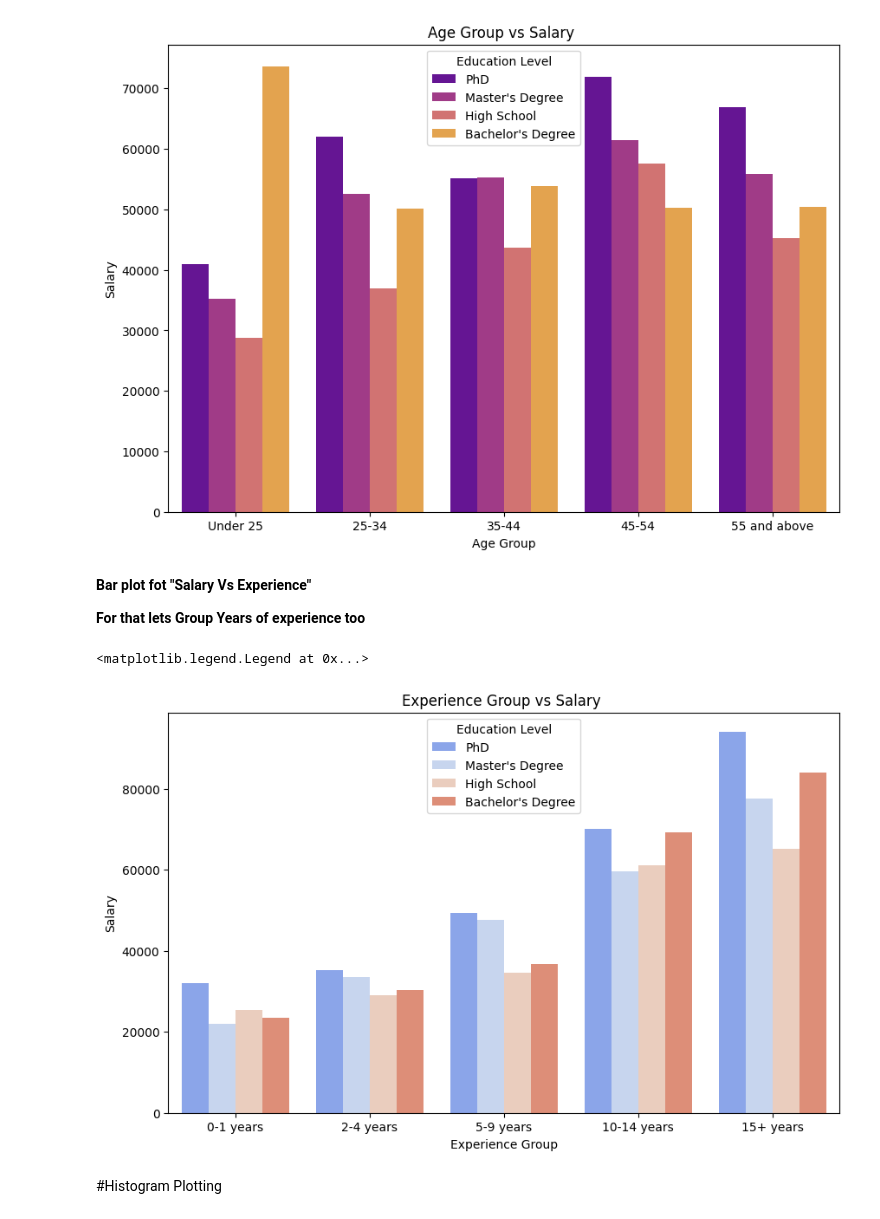
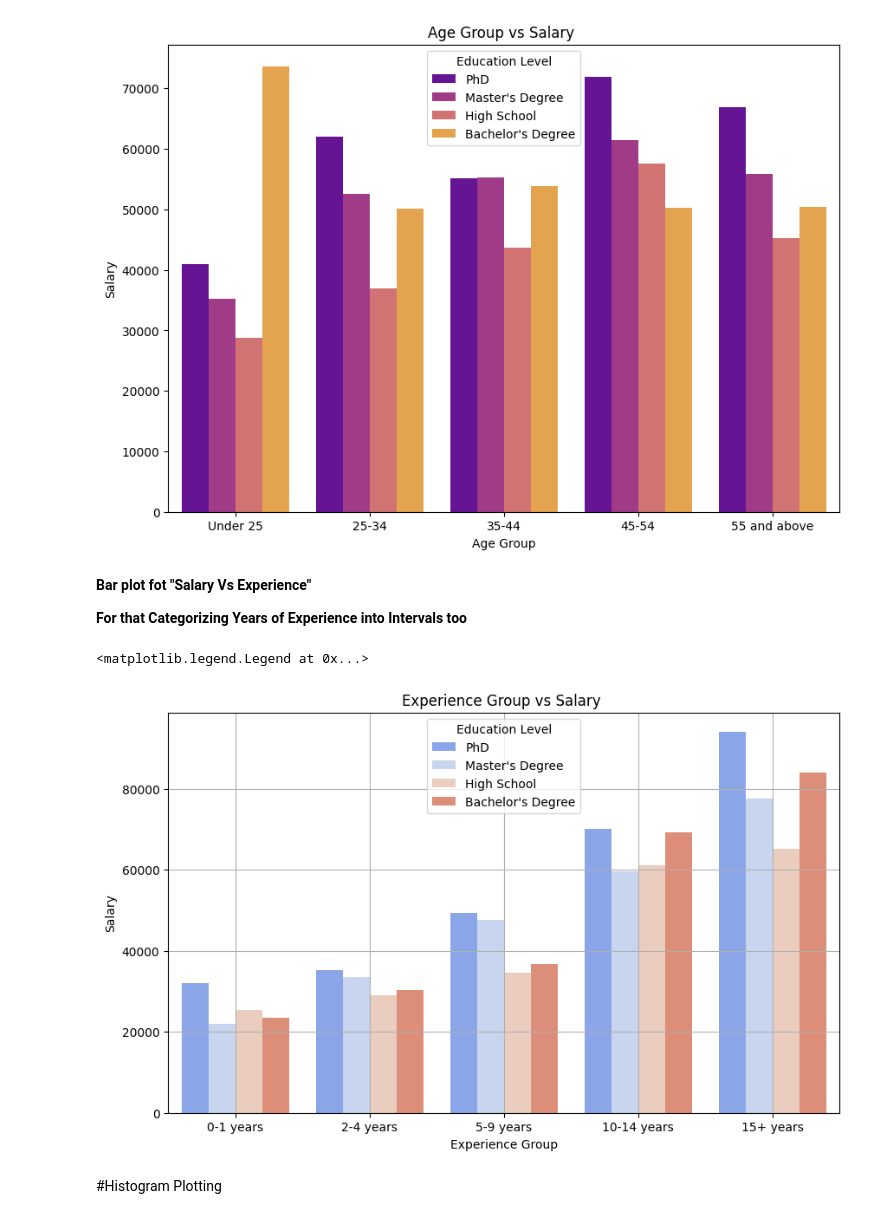
Before and after one commit to rn-byte/Salary_prediction, a Jupyter notebook: Expo_project.ipynb, the cells around one changed output. Cells and saved outputs as stored; diff of their text form; code cells hidden in the pictures.

```diff
--- a/Expo_project.ipynb
+++ b/Expo_project.ipynb
@@ -306,7 +306,7 @@ ax.legend(title='Education Level', loc='upper center')
 # %% [markdown]
 **Bar plot fot "Salary Vs Experience"**
 
-**For that lets Group Years of experience too**
+**For that Categorizing Years of Experience into Intervals too**
 # %%
 # Categorizing Years of Experience into Intervals
 def categorize_experience(years):
@@ -326,14 +325,15 @@ df['ExperienceGroup'].sort
 # %%
 #Bar plot fot Bar plot for "Salary vs Years of Experience"
 experience_order = ['0-1 years', '2-4 years', '5-9 years', '10-14 years', '15+ years']
 fig, ax = plt.subplots(figsize=(10, 6))
 sns.barplot(data=df, x='ExperienceGroup', y='Salary', hue='EducationLevel', order=experience_order,palette='coolwarm',errorbar=None)
 ax.set_xlabel("Experience Group")
 ax.set_ylabel("Salary")
 ax.set_title('Experience Group vs Salary ')
+ax.grid(axis='both')
 ax.legend(title='Education Level', loc='upper center')
 # %% [output]
 <matplotlib.legend.Legend at 0x...>
-[figure, old version]
+[figure, new version]
 # %% [markdown]
 #Histogram Plotting
```
Also changed, not shown: parts of 21 cells of this notebook.
